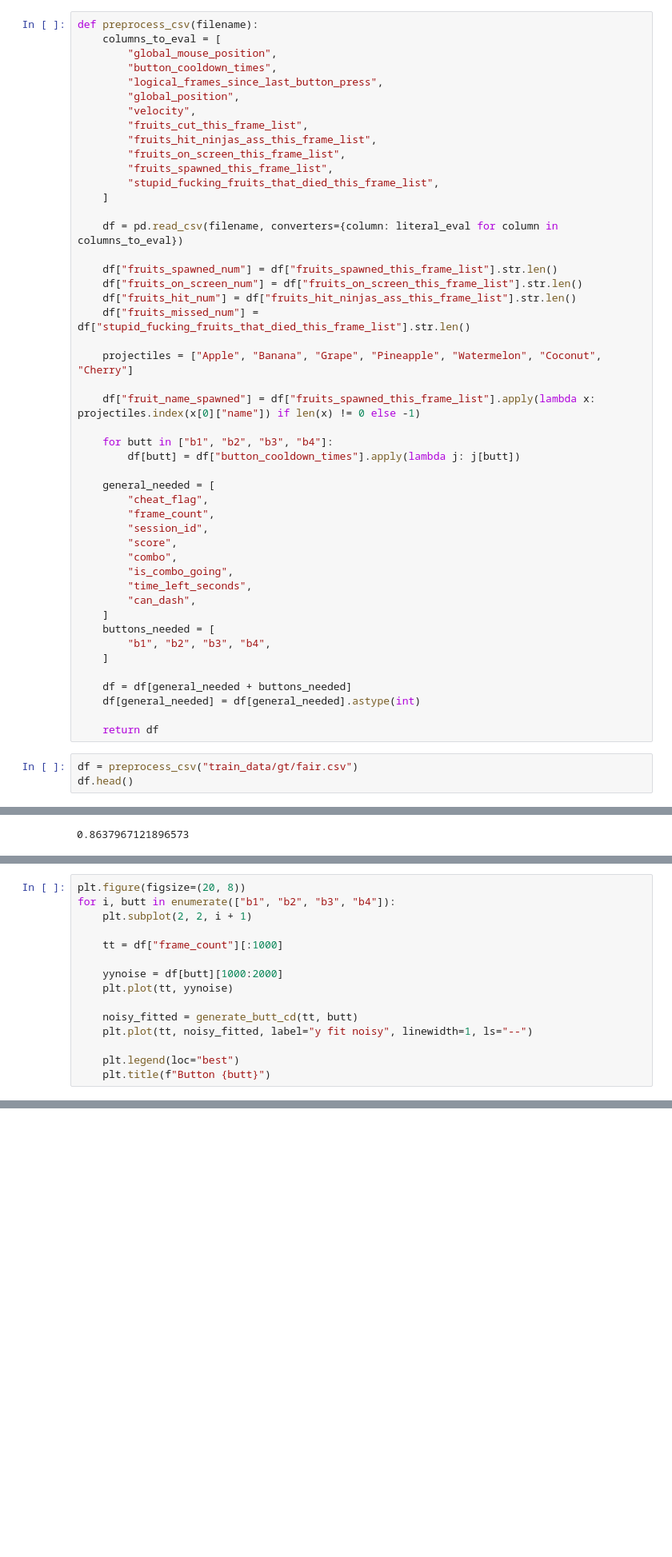
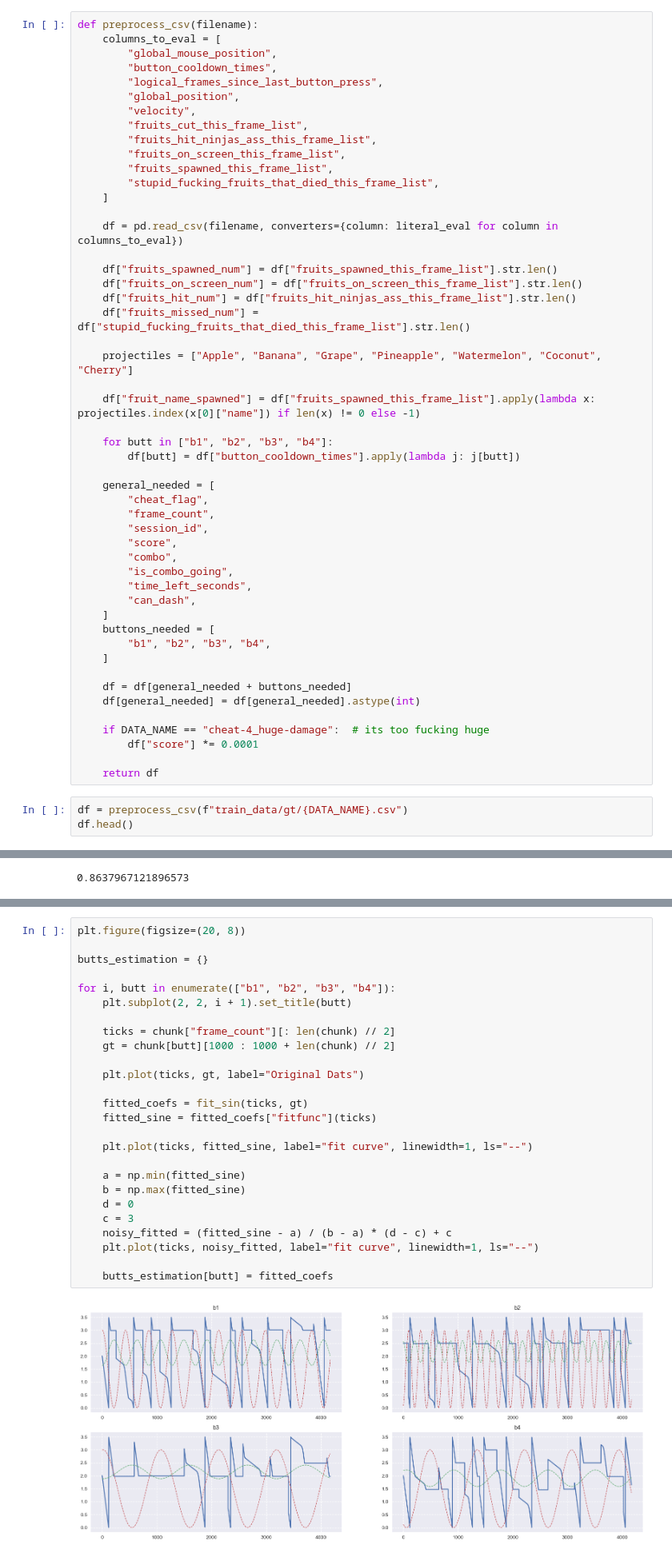
Before and after one commit to alexg-lviv/FruitTheNinja, a Jupyter notebook: ml/generate_synthetic.ipynb, the cells around one changed output, grey strips where cells are left out. Shown at 80% size. Cells and saved outputs as stored; diff of their text form; blank space fills up the shorter version.

```diff
--- a/ml/generate_synthetic.ipynb
+++ b/ml/generate_synthetic.ipynb
@@ -68,9 +69,12 @@ def preprocess_csv(filename):
     df = df[general_needed + buttons_needed]
     df[general_needed] = df[general_needed].astype(int)
 
+    if DATA_NAME == "cheat-4_huge-damage":  # its too fucking huge
+        df["score"] *= 0.0001
+
     return df
 # %%
-df = preprocess_csv("train_data/gt/fair.csv")
+df = preprocess_csv(f"train_data/gt/{DATA_NAME}.csv")
 df.head()
 # %% [output]
 |  | cheat_flag | frame_count | session_id | score | combo | is_combo_going | time_left_seconds | can_dash | ... |
@@ -462,15 +394,0 @@ def generate_butt_cd(frames_space, butt: str):
-# %%
-plt.figure(figsize=(20, 8))
-for i, butt in enumerate(["b1", "b2", "b3", "b4"]):
-    plt.subplot(2, 2, i + 1)
-
-    tt = df["frame_count"][:1000]
-
-    yynoise = df[butt][1000:2000]
-    plt.plot(tt, yynoise)
-
-    noisy_fitted = generate_butt_cd(tt, butt)
-    plt.plot(tt, noisy_fitted, label="y fit noisy", linewidth=1, ls="--")
-
-    plt.legend(loc="best")
-    plt.title(f"Button {butt}")
@@ -478,0 +427,28 @@ for i, butt in enumerate(["b1", "b2", "b3", "b4"]):
+# %%
+plt.figure(figsize=(20, 8))
+
+butts_estimation = {}
+
+for i, butt in enumerate(["b1", "b2", "b3", "b4"]):
+    plt.subplot(2, 2, i + 1).set_title(butt)
+
+    ticks = chunk["frame_count"][: len(chunk) // 2]
+    gt = chunk[butt][1000 : 1000 + len(chunk) // 2]
+
+    plt.plot(ticks, gt, label="Original Dats")
+
+    fitted_coefs = fit_sin(ticks, gt)
+    fitted_sine = fitted_coefs["fitfunc"](ticks)
+
+    plt.plot(ticks, fitted_sine, label="fit curve", linewidth=1, ls="--")
+
+    a = np.min(fitted_sine)
+    b = np.max(fitted_sine)
+    d = 0
+    c = 3
+    noisy_fitted = (fitted_sine - a) / (b - a) * (d - c) + c
+    plt.plot(ticks, noisy_fitted, label="fit curve", linewidth=1, ls="--")
+
+    butts_estimation[butt] = fitted_coefs
+# %% [output]
+[figure, added]
```
Also changed, not shown: parts of 21 cells of this notebook.
